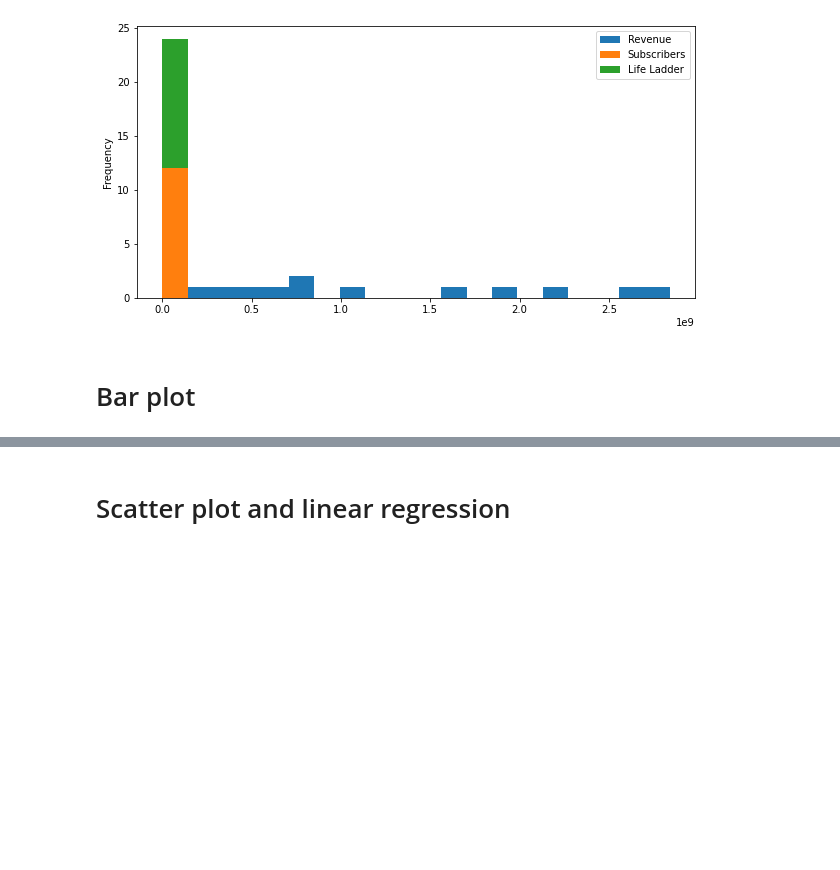
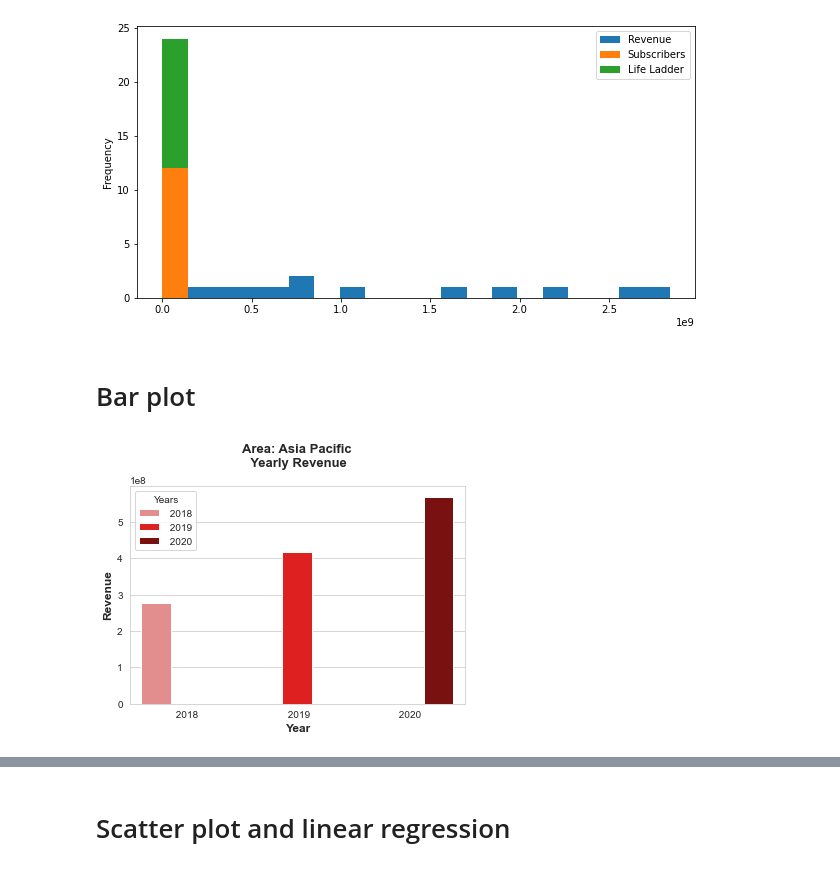
Before and after one commit to adamholcomb/Python-Media-Happiness-Analysis, a Jupyter notebook: HappinessIndex-KF.ipynb, the cells around one changed output, grey strips where cells are left out. Cells and saved outputs as stored; diff of their text form; code cells hidden in the pictures; blank space fills up the shorter version.

```diff
--- a/HappinessIndex-KF.ipynb
+++ b/HappinessIndex-KF.ipynb
@@ -533,6 +537,8 @@ plt.show()
 # %% [markdown]
 # Bar plot
 # %%
-# # Bars asia_pacific
-# def bar_e(x_axis, y_axis):
-#     ax = sns.barplot(x="Years", y="Revenue", data=asia_pacific,hue="Years",palette="Blues_d")
+# Bars asia_pacific
+def bar_e(x_axis, y_axis):
+    sns.set_style("whitegrid")
+    fig, ax = plt.subplots()
+    sns.barplot(x="Years", y="Revenue", data=asia_pacific,hue="Years",palette=['lightcoral', 'red' ,'darkred'], ax=ax)
@@ -541,3 +545,13 @@ plt.show()
+# %%
+bar_e(asia_pacific['Years'],asia_pacific['Revenue'])
+plt.title(f'Area: Asia Pacific\n Yearly Revenue\n', fontsize = 13, fontweight = 'bold')
+# plt.savefig('')
+# plt.savefig('')
+plt.xlabel('Year', fontsize = 12, fontweight = 'bold')
+plt.ylabel('Revenue', fontsize = 12,fontweight = 'bold')
+plt.show()
+# %% [output]
+[figure, added]
 # %%
 # Bars asia_pacific
 def bar_d(x_axis, y_axis):
```
Also changed, not shown: parts of 23 cells of this notebook.
